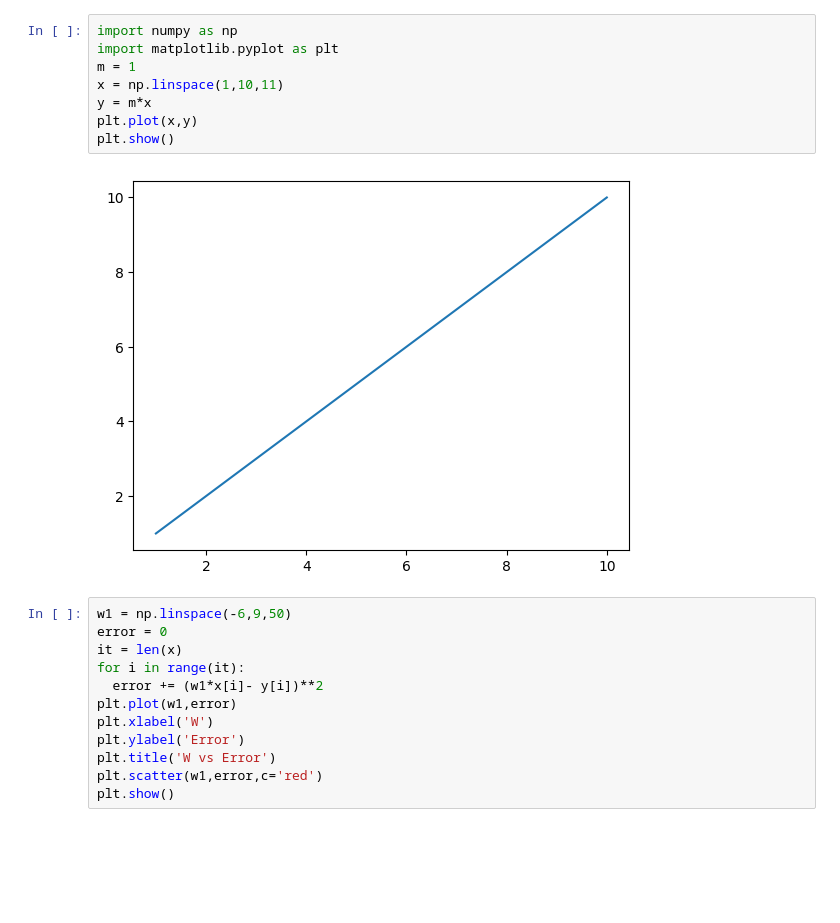
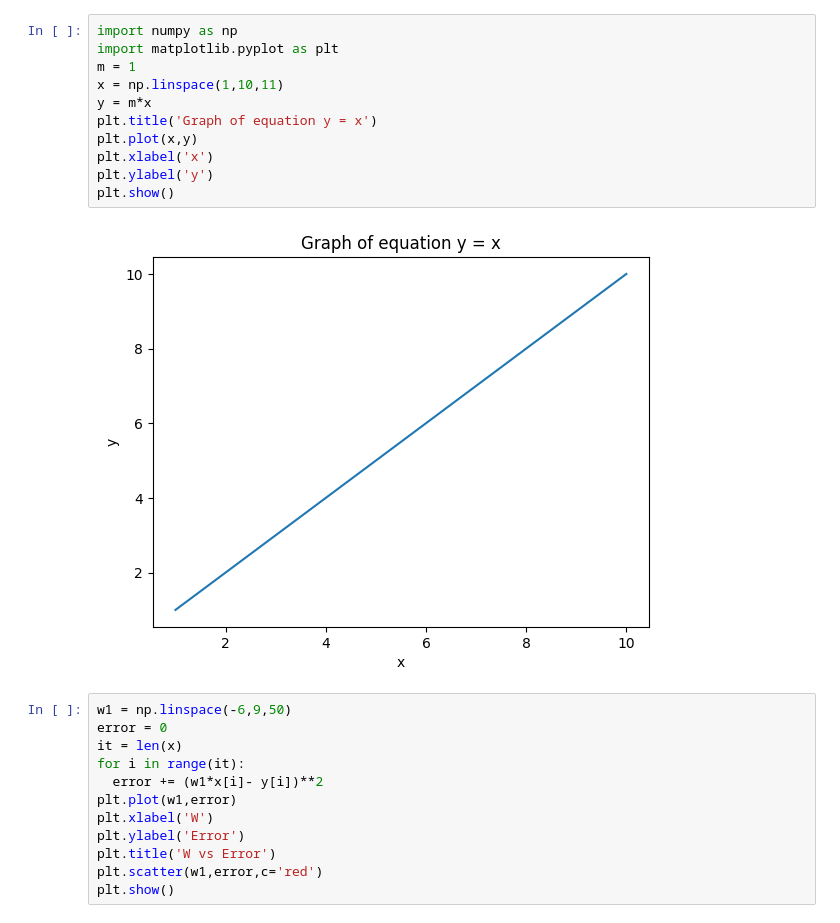
Before and after one commit to aruntakhur/GEU_ML_2024, a Jupyter notebook: LinearRegressionLab1GEU2024.ipynb, the cells around one changed output. Saved outputs shown, nothing was run; the diff lists cells and outputs as text; blank space fills up the shorter version.

```diff
--- a/LinearRegressionLab1GEU2024.ipynb
+++ b/LinearRegressionLab1GEU2024.ipynb
@@ -3,13 +8,16 @@
 # %%
 import numpy as np
 import matplotlib.pyplot as plt
 m = 1
 x = np.linspace(1,10,11)
 y = m*x
+plt.title('Graph of equation y = x')
 plt.plot(x,y)
+plt.xlabel('x')
+plt.ylabel('y')
 plt.show()
 # %% [output]
-[figure, old version]
+[figure, new version]
 # %%
 w1 = np.linspace(-6,9,50)
 error = 0
```
Also changed, not shown: parts of 2 cells of this notebook.
